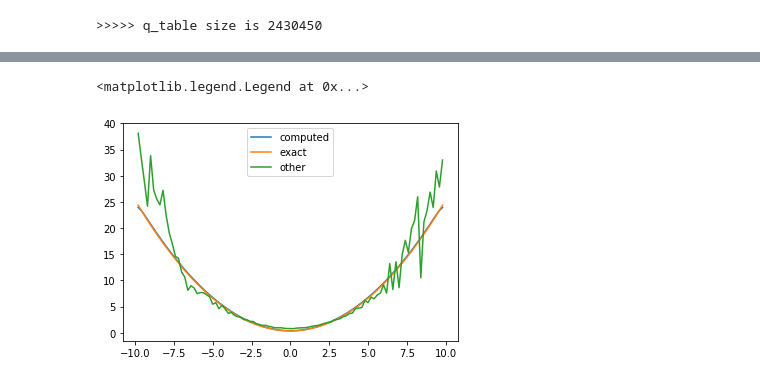
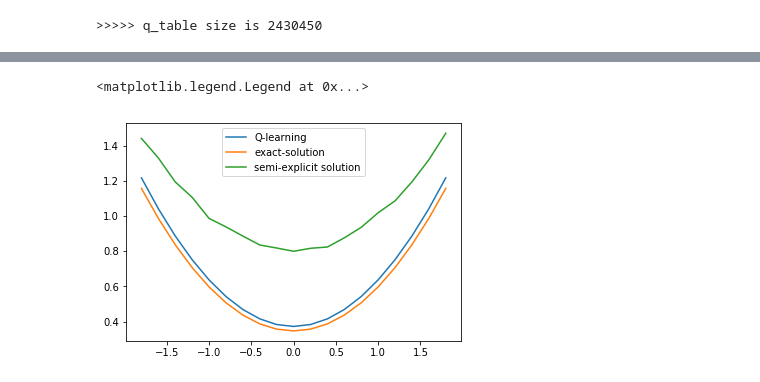
Before and after one commit to songqsh/foo1, a Jupyter notebook: src/dp_hjb_1d.ipynb, the cells around one changed output, grey strips where cells are left out. Cells and saved outputs as stored; diff of their text form; code cells hidden in the pictures.

```diff
--- a/src/dp_hjb_1d.ipynb
+++ b/src/dp_hjb_1d.ipynb
@@ -23,0 +49,10 @@ We want to check the algorithm with explicit solution $v(0,0)$ with $T=1$.
+# %%
+#one other possible value
+def other_val(t,x):
+  var1 = np.random.normal(0,1,10000)
+  var2 = x + np.sqrt(2*(TERM-t))*var1
+  var3 = np.exp(-var2**2).mean()
+  return -np.log(var3)
+
+print('>>>>>>> the value at (0,0) computed by semi-explicit formula is %f' %(other_val(0,0)))
+print('>>>>>>> while the value at (0,0) from the exact formula is %f' %(exact_v(0,0)))
@@ -171,8 +195,0 @@ We can compare this with exact value and computed value together.
-# %%
-#one other possible value
-def other_val(t,x):
-  var1 = np.random.normal(0,1,1000)
-  var2 = x + np.sqrt(2*(TERM-t))*var1
-  var3 = np.exp(-var2**2).mean()
-  return -np.log(var3)
-print('>>>> other value at (0,0) is %f' %(other_val(0,0)))
@@ -181,10 +200,16 @@ print('>>>> other value at (0,0) is %f' %(other_val(0,0)))
 # %%
-plt.plot(s_space, s_val[0],label='computed')
+l_ind = 40
+u_ind = 59
+
+plt.plot(s_space[l_ind:u_ind], s_val[0, l_ind:u_ind], label = 'Q-learning')
+
 exact_sol = [exact_v(0,x) for x in s_space]
-plt.plot(s_space, exact_sol, label='exact')
-other_sol = [other_val(0,x) for x in s_space]
-plt.plot(s_space, other_sol, label = 'other')
+plt.plot(s_space[l_ind:u_ind], exact_sol[l_ind:u_ind], label='exact-solution')
+
+other_sol = [other_val(0,x) for x in s_space[l_ind:u_ind]]
+plt.plot(s_space[l_ind:u_ind], other_sol, label = 'semi-explicit solution')
+
 plt.legend()
 # %% [output]
 <matplotlib.legend.Legend at 0x...>
-[figure, old version]
+[figure, new version]
```
Also changed, not shown: parts of 22 cells of this notebook.
